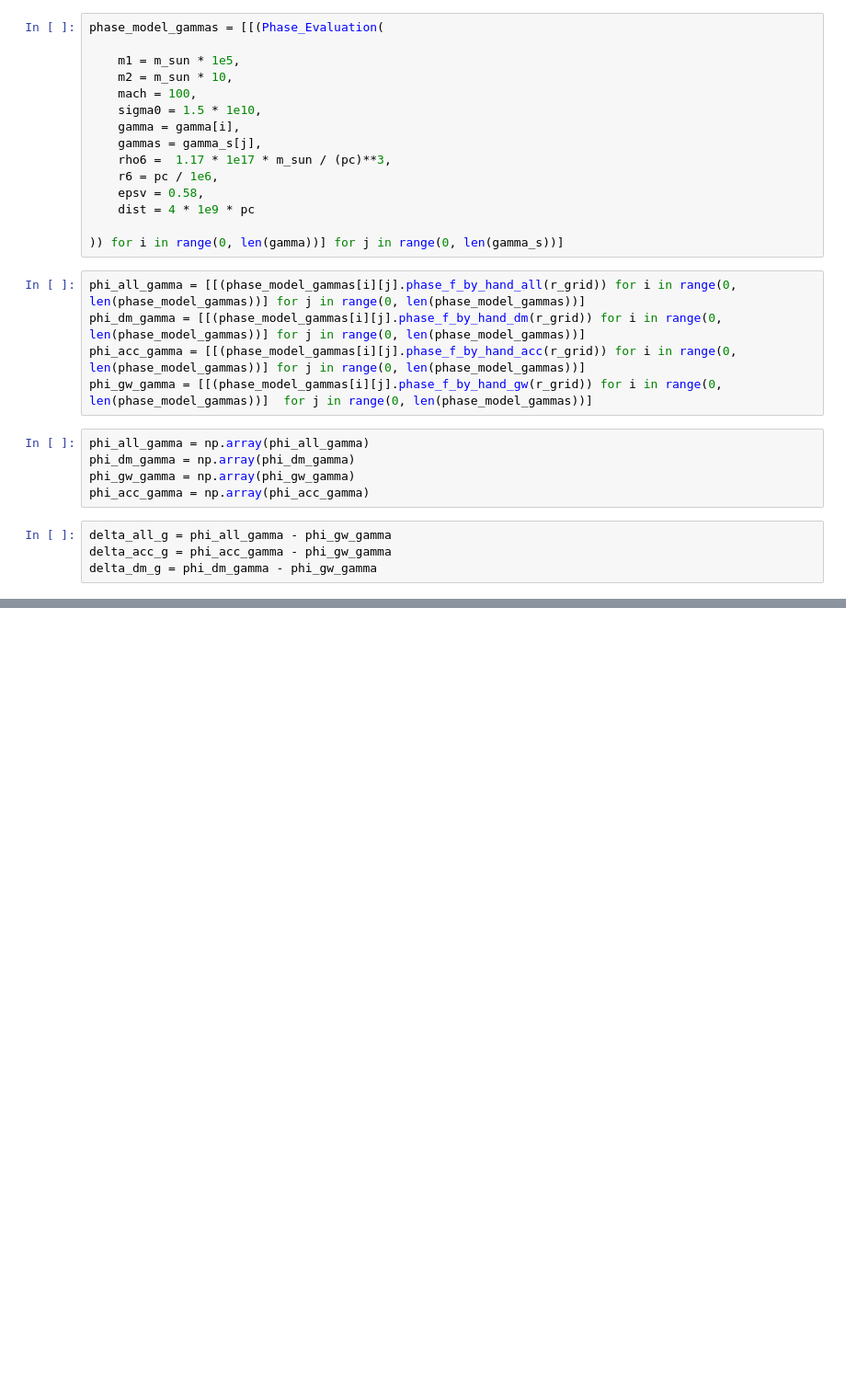
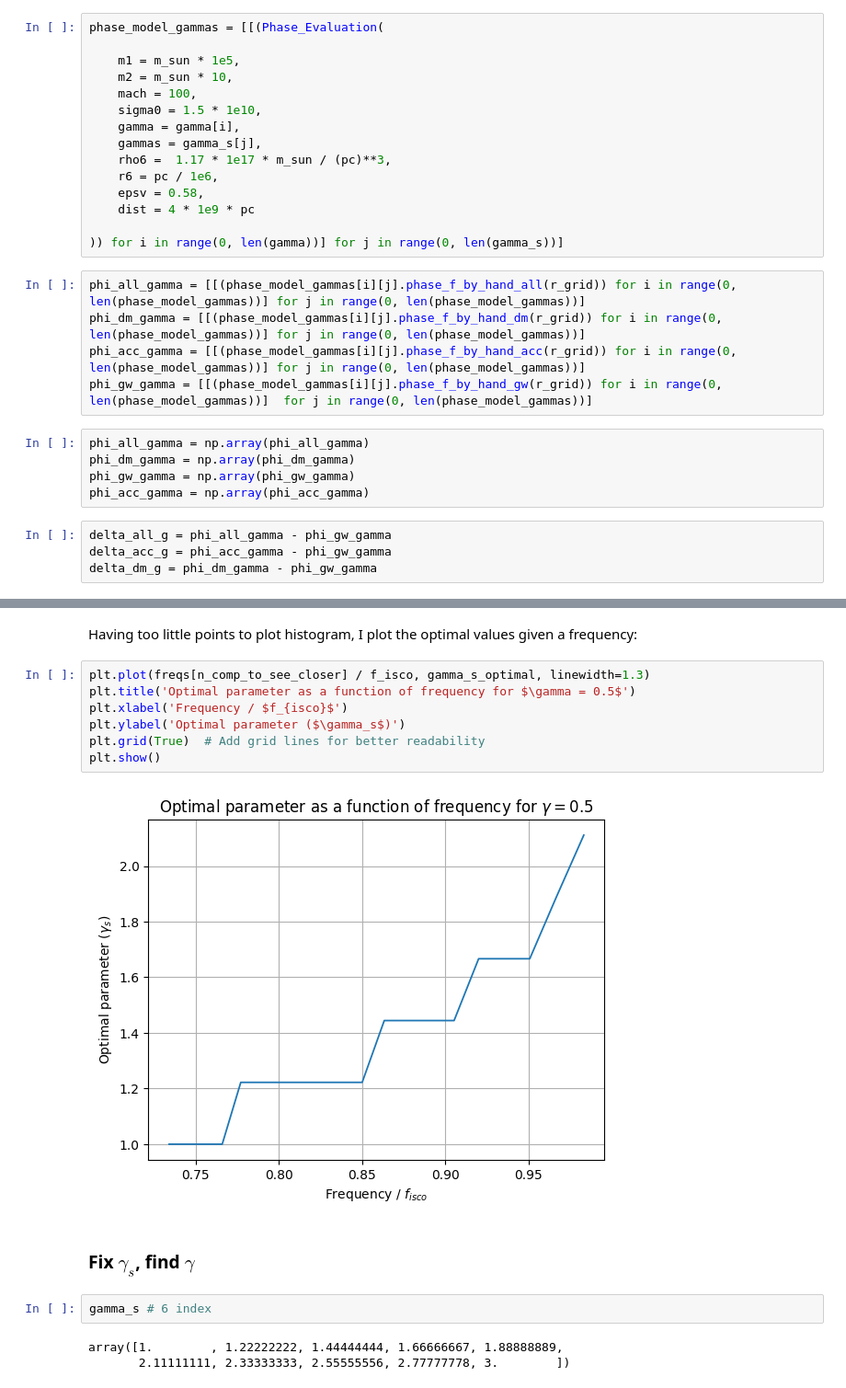
Before and after one commit to nicolegrillo/BinaryEvolution, a Jupyter notebook: Phase_extraction_DM_vs_Acc.ipynb, the cells around one changed output, grey strips where cells are left out. Shown at 92% size. Drawn from its saved outputs; the diff is of its cells as text; blank space fills up the shorter version.

```diff
--- a/Phase_extraction_DM_vs_Acc.ipynb
+++ b/Phase_extraction_DM_vs_Acc.ipynb
@@ -473,0 +579,18 @@ plt.show()
+# %% [markdown]
+Having too little points to plot histogram, I plot the optimal values given a frequency:
+# %%
+plt.plot(freqs[n_comp_to_see_closer] / f_isco, gamma_s_optimal, linewidth=1.3)
+plt.title('Optimal parameter as a function of frequency for $\gamma = 0.5$')
+plt.xlabel('Frequency / $f_{isco}$')
+plt.ylabel('Optimal parameter ($\gamma_s$)')
+plt.grid(True)  # Add grid lines for better readability
+plt.show()
+# %% [output]
+[figure, added]
+# %% [markdown]
+### Fix $\gamma_s$, find $\gamma$
+# %%
+gamma_s # 6 index
+# %% [output]
+array([1.        , 1.22222222, 1.44444444, 1.66666667, 1.88888889,
+       2.11111111, 2.33333333, 2.55555556, 2.77777778, 3.        ])
```
Also changed, not shown: parts of 56 cells of this notebook, 1 other file.
